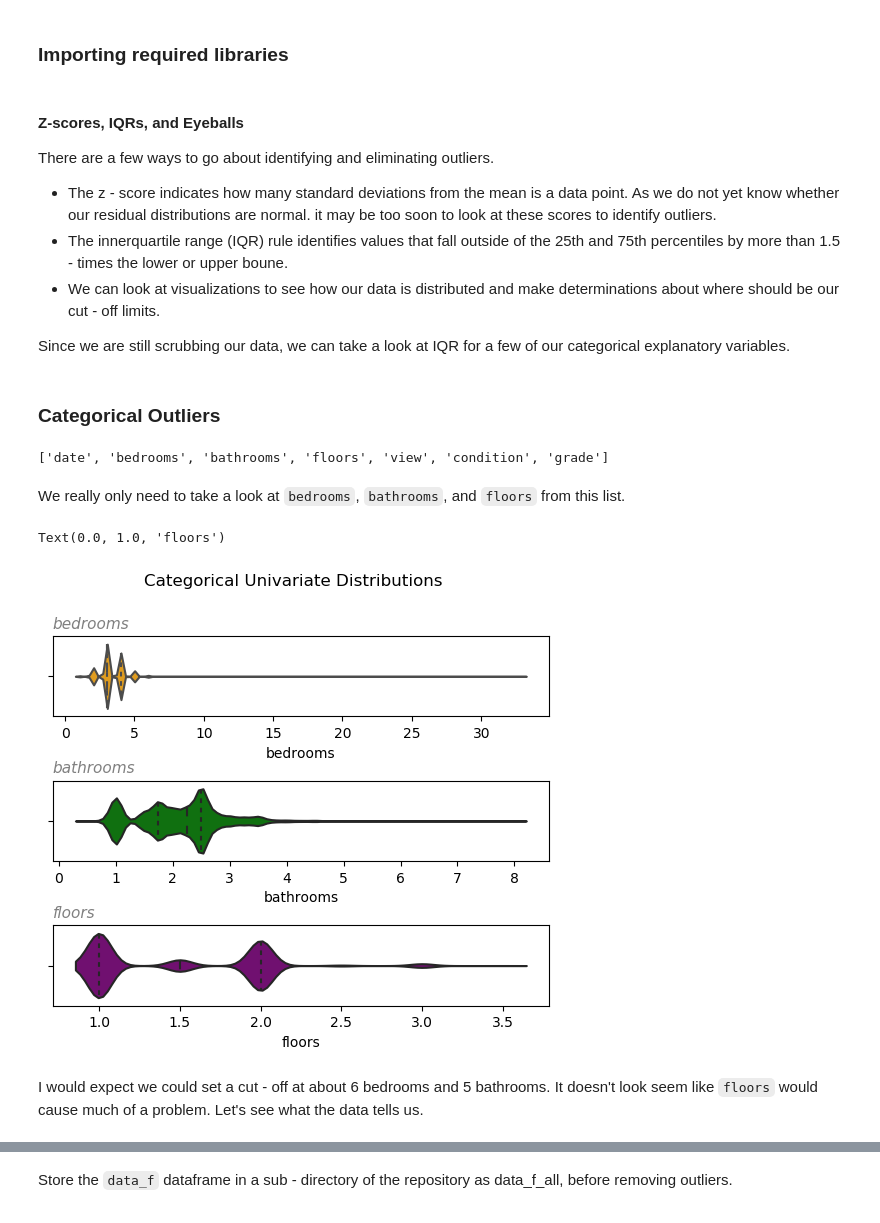
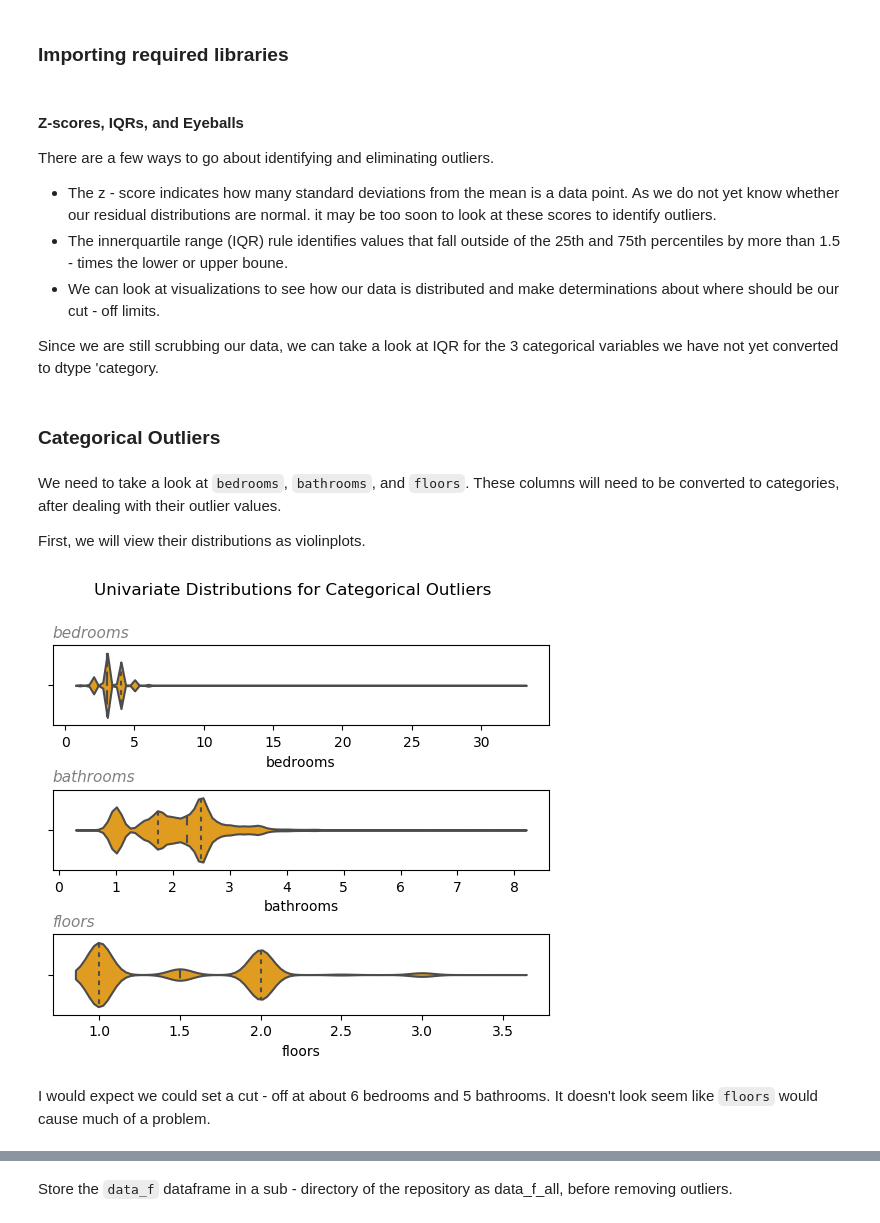
Before and after one commit to jammy-bot/dsc-mod-2-project-v2-1-online-ds-ft-120919, a Jupyter notebook: 1-obtain-and scrub.ipynb, the cells around one changed output, grey strips where cells are left out. Cells and saved outputs as stored; diff of their text form; code cells hidden in the pictures.

Commit message:
set categories

```diff
--- a/1-obtain-and scrub.ipynb
+++ b/1-obtain-and scrub.ipynb
@@ -474,6 +472,7 @@ Timestamp('2014-05-02 00:00:00')
 # %%
 # convert the date to a year only integer
-data_f.date = data_f.date.map(lambda x: x.strftime('%Y')).astype(int)
+# data_f.date = data_f.date.map(lambda x: x.strftime('%Y')).astype(int)
+data_f.date = data_f.date.dt.year.astype('category')
 # %%
 data_f.date.dtype
 data_f.date.head(2)
@@ -483,0 +494,6 @@ Name: date, dtype: int32
+# %%
+grade_dtype = pd.api.types.CategoricalDtype(
+    categories=[3, 4, 5, 6, 7, 8, 9, 10, 11, 12, 13], ordered=True)
+
+# verify the category
+data_f.grade.astype(grade_dtype)
@@ -483,0 +514,5 @@ Name: date, dtype: int32
+# %%
+# category order is confirmed
+# convert `grade` to the ordered category
+data_f.grade = data_f.grade.astype(grade_dtype)
+data_f.grade.dtype
@@ -489,0 +530,7 @@ dtype('int64')
+# %%
+condition_dtype = pd.api.types.CategoricalDtype(
+    categories=[1, 2, 3, 4, 5], ordered=True)
+
+# convert `condition` to an ordered category
+data_f.condition = data_f.condition.astype(condition_dtype)
+data_f.condition.dtype
@@ -620,42 +670,32 @@ There are a few ways to go about identifying and eliminating outliers.
 * The innerquartile range (IQR) rule identifies values that fall outside of the 25th and 75th percentiles by more than 1.5 - times the lower or upper boune.
 * We can look at visualizations to see how our data is distributed and make determinations about where should be our cut - off limits.
 
-Since we are still scrubbing our data, we can take a look at IQR for a few of our categorical explanatory variables.
+Since we are still scrubbing our data, we can take a look at IQR for the 3 categorical variables we have not yet converted to dtype 'category.
 # %% [markdown]
 ### Categorical Outliers
-# %%
-# most of our categorical variables comprise only a few unique values
-# we can add them to a list, leaving out boolean columns
-cat_list = [col for col in data_f.columns if (len(data_f[col].unique()
-                                      ) < 30) and (col not in ['waterfront', 'Renovated'])]
-
-# view the list
-print(cat_list)
-# %% [output]
-['date', 'bedrooms', 'bathrooms', 'floors', 'view', 'condition', 'grade']
-# %% [markdown]
-We really only need to take a look at `bedrooms`, `bathrooms`, and `floors` from this list.
+# %% [markdown]
+We need to take a look at `bedrooms`, `bathrooms`, and `floors`. These columns will need to be converted to categories, after dealing with their outlier values.
+
+First, we will view their distributions as violinplots.
 # %%
+# create a list of the 3 column names
+out_list = ['bedrooms', 'bathrooms', 'floors']
+
 # Subplot 3 boxplots for 'bedrooms', 'bathrooms', and 'floors'
 fig, ax = plt.subplots(3, 1) # 3 columns, 1 row
+plt.suptitle(
+    "Univariate Distributions for Categorical Outliers", va='bottom')
 plt.subplots_adjust(wspace=.35, hspace=.8) # space between subplots
+plot_space = 311 # location of first plot
 
-plt.subplot(311)
-plt.suptitle("Categorical Univariate Distributions", va='bottom')
-sns.violinplot( 'bedrooms', data=data_f, color="orange", inner='quartiles')
-plt.title('bedrooms', fontsize=11, color='grey', loc='left', style='italic')
-
-plt.subplot(312)
-sns.violinplot( 'bathrooms', data=data_f, color="green", inner='quartiles')
-plt.title('bathrooms', fontsize=11, color='grey', loc='left', style='italic')
-
-plt.subplot(313)
-sns.violinplot( 'floors', data=data_f, color="purple", inner='quartiles')
-plt.title('floors', fontsize=11, color='grey', loc='left', style='italic')
+for col in out_list:
+    plt.subplot(plot_space)
+    sns.violinplot( col, data=data_f, color="orange", inner='quartiles')
+    plt.title(col, fontsize=11, color='grey', loc='left', style='italic')
+    plot_space += 1 # increment to the next row
 
 # plt.show()
 # %% [output]
-Text(0.0, 1.0, 'floors')
-[figure, old version]
+[figure, new version]
 # %% [markdown]
-I would expect we could set a cut - off at about 6 bedrooms and 5 bathrooms. It doesn't look seem like `floors` would cause much of a problem. Let's see what the data tells us.
+I would expect we could set a cut - off at about 6 bedrooms and 5 bathrooms. It doesn't look seem like `floors` would cause much of a problem.
```
Also changed, not shown: parts of 84 cells of this notebook, 5 other files.
